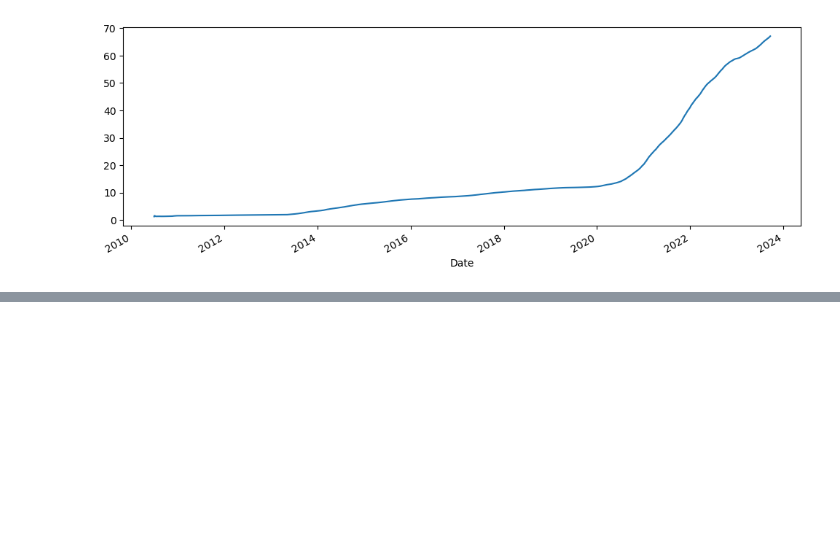
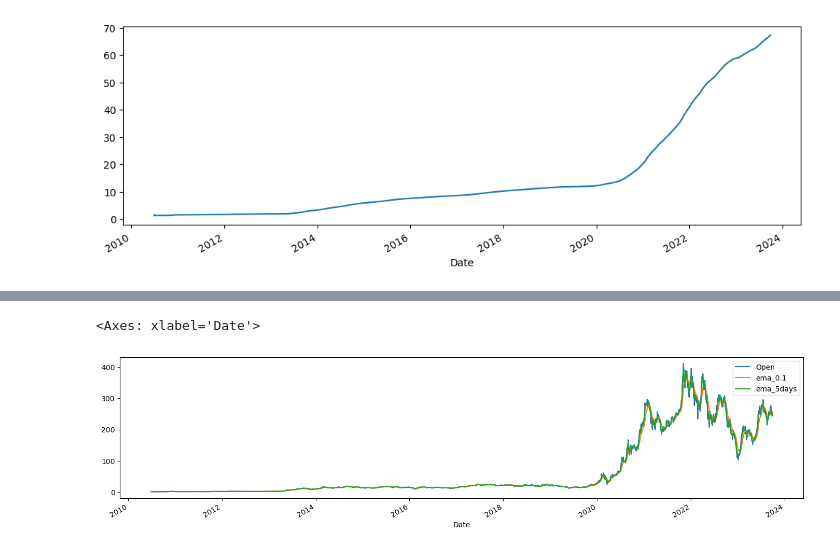
Before and after one commit to komal91gajjar/practice, a Jupyter notebook: practice Arima Algoritham 25.09.2023.ipynb, the cells around one changed output, grey strips where cells are left out. Saved outputs shown, nothing was run; the diff lists cells and outputs as text; code cells hidden in the pictures; blank space fills up the shorter version.

```diff
--- a/practice Arima Algoritham 25.09.2023.ipynb
+++ b/practice Arima Algoritham 25.09.2023.ipynb
@@ -68,0 +72,7 @@ df[["Open","ema_0.1"]].plot(xlim = ["2021-01-01","2022-12-01"],figsize = (15,3))
+# %%
+df["ema_5days"] = df["Open"].ewm(span=5).mean()
+# %%
+df[["Open","ema_0.1","ema_5days"]].plot(figsize = (17,4))
+# %% [output]
+<Axes: xlabel='Date'>
+[figure, added]
```
Also changed, not shown: parts of 66 cells of this notebook, 6 other files.
